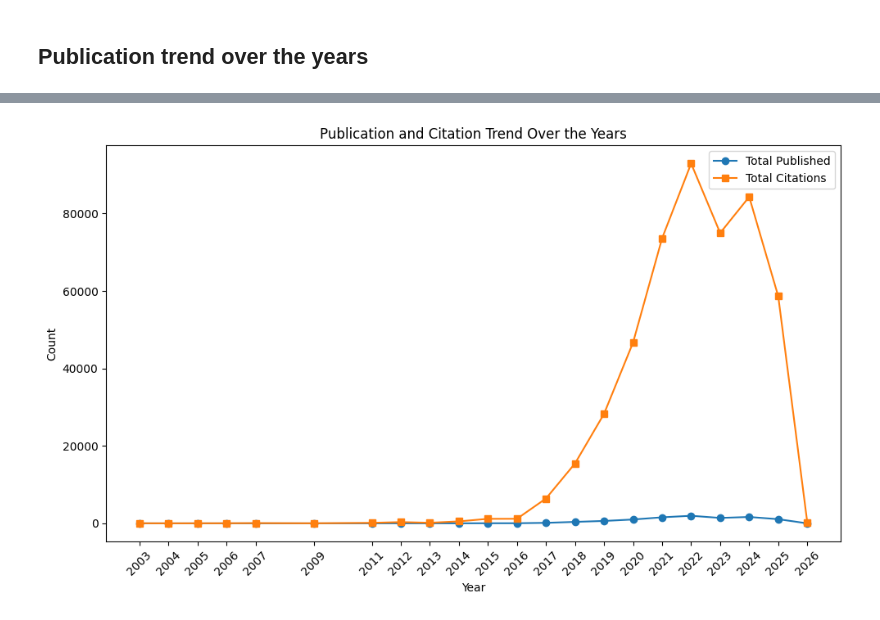
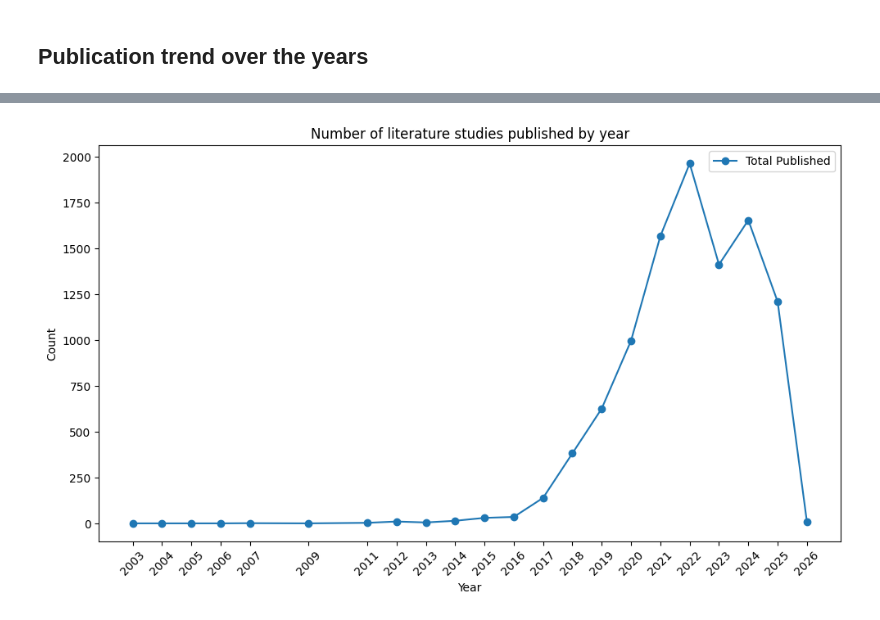
Before and after one commit to tashima42/disciplinas, a Jupyter notebook: CARS007/trabalho-1-bibliometria/trabalho-1.ipynb, the cells around one changed output, grey strips where cells are left out. Drawn from its saved outputs; the diff is of its cells as text; code cells hidden in the pictures.

```diff
--- a/CARS007/trabalho-1-bibliometria/trabalho-1.ipynb
+++ b/CARS007/trabalho-1-bibliometria/trabalho-1.ipynb
@@ -41,28 +50,2 @@ print(len(df))
 # %% [markdown]
 ## Most published countries
-# %%
-df = df[df["C1"].notna()]
-df = df.copy()
-# %%
-def extract_main_author_address(address):
-  if isinstance(address, str):
-    parts = address.split("; [")
-    return parts[0].split("] ")[1] if "] " in parts[0] else parts[0]
-  raise ValueError(f":Address is not string: {address}")
-
-df["main_author_address"] = df["C1"].apply(extract_main_author_address)
-# %%
-def extract_country(address):
-  if isinstance(address, str):
-    # Special case for USA at the end with state and zip
-    if address.strip().endswith("USA"):
-      return "USA"
-    parts = address.split(",")
-    if len(parts) <= 1:
-      raise ValueError(f"Address does not contain multiple parts: {address}")
-    return parts[-1].strip()
-  raise ValueError(f"Address is not string: {address}")
-
-df["country"] = df["main_author_address"].apply(extract_country)
-# %%
-df["country"] = df["country"].replace("Peoples R China", "China")
@@ -234,13 +220,13 @@ yearly_stats
 # %%
 plt.figure(figsize=(10, 6))
 plt.plot(yearly_stats["PY"], yearly_stats["total_published"], marker='o', label="Total Published")
-plt.plot(yearly_stats["PY"], yearly_stats["total_citations"], marker='s', label="Total Citations")
 plt.xlabel("Year")
 plt.ylabel("Count")
 plt.title("Publication and Citation Trend Over the Years")
+plt.title("Number of literature studies published by year")
 plt.legend()
 plt.xticks(yearly_stats["PY"], rotation=45)
 plt.tight_layout()
-plt.savefig("data/publication-citation-trend.eps", format='eps')
+plt.savefig("data/number-literature-studies-published-by-year.eps", format='eps')
 plt.show()
 # %% [output]
@@ -248,4 +234,4 @@ WARNING Task(Task-3) matplotlib.backends.backend_ps:backend_ps.py:_is_transparen
-[figure, old version]
+[figure, new version]
 # %%
 top_institutions = df_institutions["main_institution"].value_counts().sort_values(ascending=False).head(10)
 top_institutions
```
Also changed, not shown: parts of 18 cells of this notebook, 38 other files.
